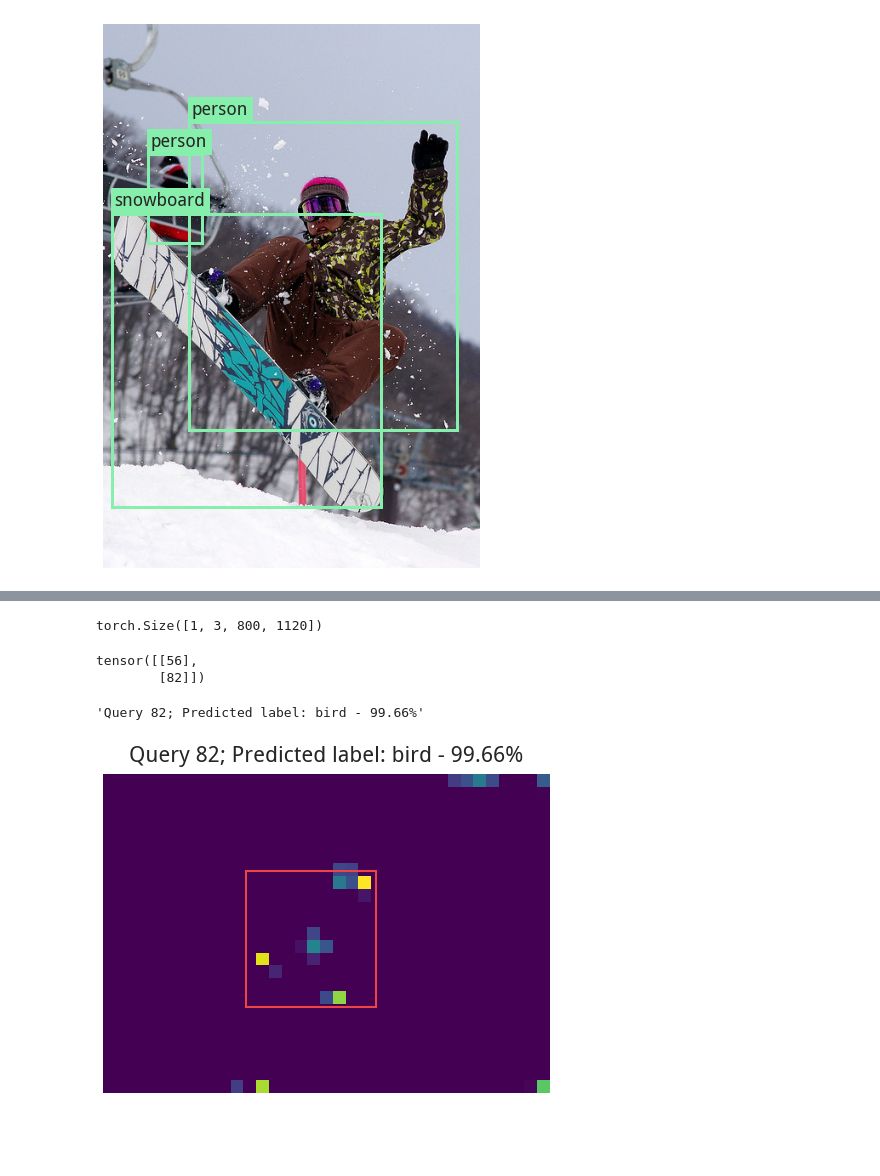
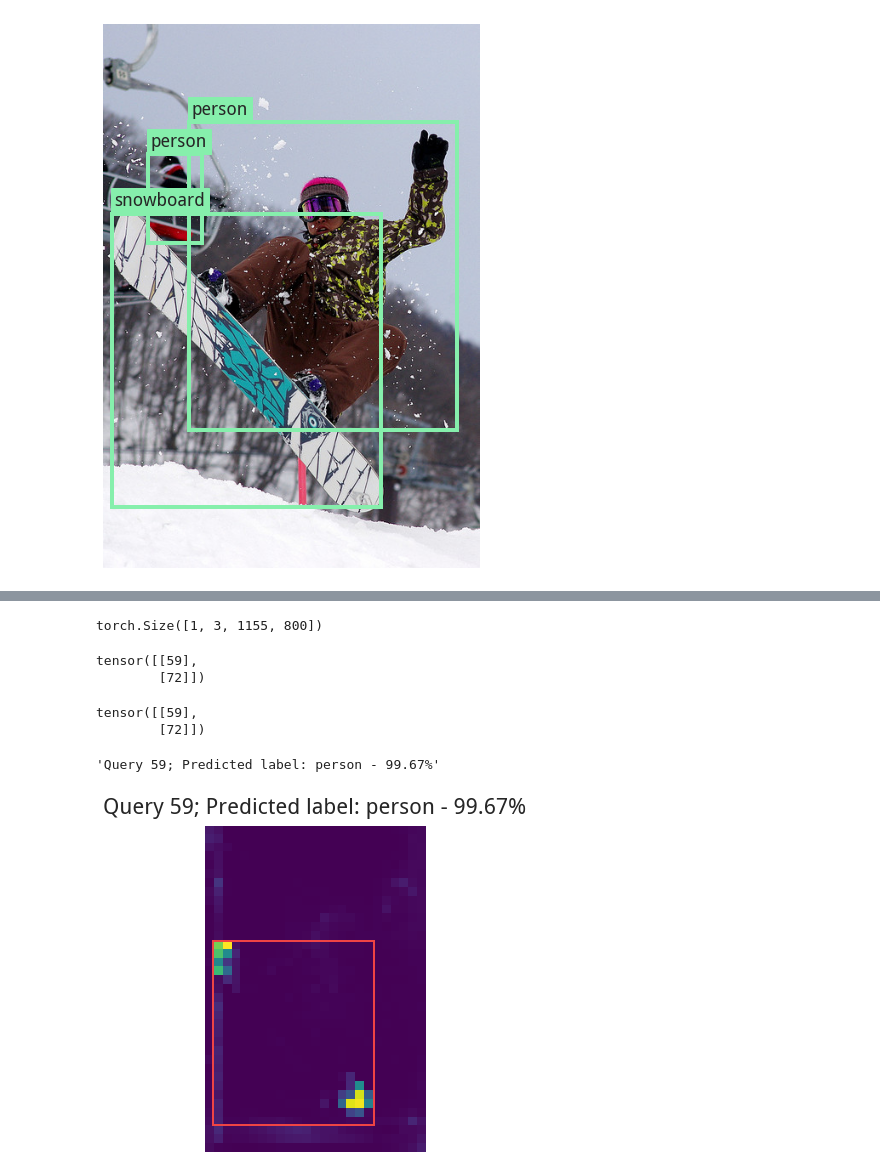
Before and after one commit to erikdao/sparse-detector, a Jupyter notebook: notebooks/visualize_attentions.ipynb, the cells around one changed output, grey strips where cells are left out. Saved outputs shown, nothing was run; the diff lists cells and outputs as text; code cells hidden in the pictures; blank space fills up the shorter version.

```diff
--- a/notebooks/visualize_attentions.ipynb
+++ b/notebooks/visualize_attentions.ipynb
@@ -75,7 +75,7 @@ COLOR = '#86efac'
 for ann in box_annotations:
     category = ann['category']
     xmin, ymin, width, height = ann['bbox']
-    rect = patches.Rectangle((xmin, ymin), width, height, edgecolor=COLOR, fill=False, linewidth=3)
+    rect = patches.Rectangle((xmin, ymin), width, height, edgecolor=COLOR, fill=False, linewidth=4)
     ax.add_artist(rect)
 
 
@@ -119,7 +116,7 @@ For debugging consider passing CUDA_LAUNCH_BLOCKING=1.
 import torchvision.transforms as pth_transforms
 
 resize_transform = T.RandomResize([800], max_size=1333)
-resize_image, _ = resize_transform(img)
+resize_image, _ = resize_transform(image)
 
 transforms = pth_transforms.Compose([
     pth_transforms.ToTensor(),
@@ -129,7 +126,7 @@ transforms = pth_transforms.Compose([
 input_tensor = transforms(resize_image).unsqueeze(0).to(device)
 input_tensor.shape
 # %% [output]
-torch.Size([1, 3, 800, 1120])
+torch.Size([1, 3, 1155, 800])
 # %%
 def get_specific_attention_for_model(model):
     # use lists to store the outputs via up-values
@@ -162,8 +159,10 @@ def get_specific_attention_for_model(model):
     probas = pred_logits.softmax(-1)[0, :, :-1]
     keep = probas.max(-1).values > 0.9
 
-    bboxes = rescale_bboxes(pred_boxes[0, keep], img.size)
+    bboxes = rescale_bboxes(pred_boxes[0, keep], image.size)
     queries = keep.nonzero()
+
+    print(queries)
 
     selected_query = queries[-1]
     attn_map = dec_attn_weights[0, selected_query].view(h, w).detach().cpu().numpy()
@@ -171,14 +170,17 @@ def get_specific_attention_for_model(model):
     return attn_map, queries, bboxes, probas
 # attn_map = dec_attn_weights[0, queries[0]].view(h, w).detach().cpu().numpy()
 # %%
-attn_map, queries, bboxes, probas = get_specific_attention_for_model(sparsemax_model)
+attn_map, queries, bboxes, probas = get_specific_attention_for_model(softmax_model)
+# %% [output]
+tensor([[59],
+        [72]])
 # %%
 queries
 # %% [output]
-tensor([[56],
-        [82]])
+tensor([[59],
+        [72]])
 # %%
-query = queries[-1].item()
+query = queries[0].item()
 predicted_label = probas[query].argmax()
 predicted_prob = probas[query, predicted_label]
 probability = predicted_prob * 100
@@ -190,7 +192,7 @@ title
 #     predicted_prob = probas[query, predicted_label]
 #     print(CLASSES[predicted_label], predicted_prob)
 # %% [output]
-'Query 82; Predicted label: bird - 99.66%'
+'Query 59; Predicted label: person - 99.67%'
 # %%
 def rescale_bboxes_for_ax(bbox, img_size, canvas_size):
     """
@@ -203,32 +205,32 @@ def rescale_bboxes_for_ax(bbox, img_size, canvas_size):
     b = (xmin * 1.0 / w_scale, ymin * 1.0 / h_scale, xmax * 1.0 / w_scale, ymax * 1.0 / h_scale)
     return b
 
 def show_attn_map(attn_map, bboxes, title=None, file_name=None):
     fig, ax = plt.subplots(figsize=(8, 6))
     ax.imshow(attn_map, cmap='viridis')
     ax.grid(False)
     ax.axis('off')
 
     bbox = bboxes[-1]
     (xl_min, xl_max) = ax.get_xlim()
     (yl_max, yl_min) = ax.get_ylim()
     c_w = abs(xl_min) + abs(xl_max)
     c_h = abs(yl_min) + abs(yl_max)
-    imw, imh = img.size
+    imw, imh = image.size
     bbox = rescale_bboxes_for_ax(bbox, (imw, imh), (c_w, c_h))
 
     xmin, ymin, xmax, ymax = bbox
     rect = patches.Rectangle((xmin, ymin), xmax - xmin, ymax - ymin,
                     fill=False, color=ColorPalette.RED, linewidth=2, zorder=1000, axes=ax)
     ax.add_artist(rect)
     if title:
         ax.set_title(title, fontsize=22, pad=12)
     fig.subplots_adjust(wspace=0, hspace=0)
 
     # if file_name:
     #     fig.savefig(f"images/attn_viz/{file_name}.png", bbox_inches="tight")
     #     fig.savefig(f"images/attn_viz/{file_name}.pdf", bbox_inches="tight")
 
 show_attn_map(attn_map, bboxes, title, "sparsemax")
 # %% [output]
-[figure, old version]
+[figure, new version]
```
Also changed, not shown: parts of 1 cell of this notebook, 24 other files.
